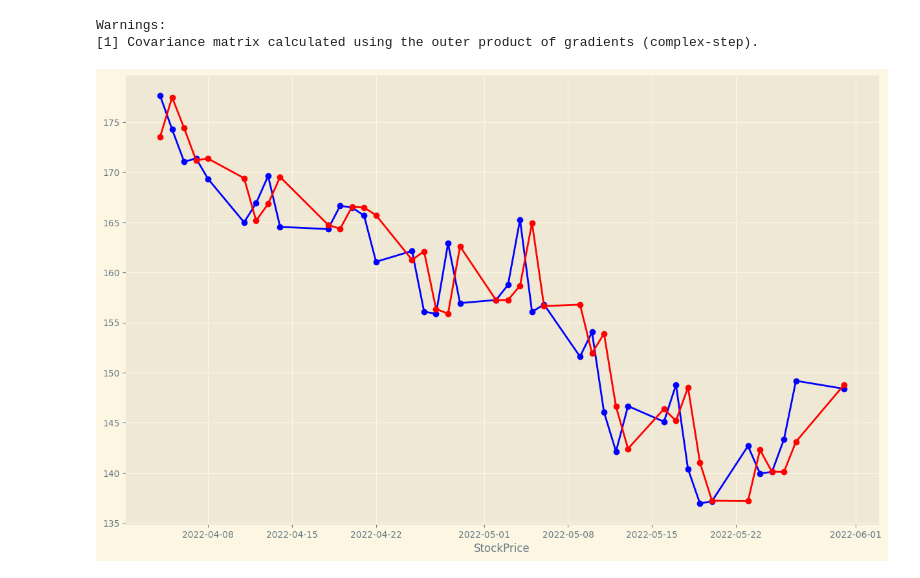
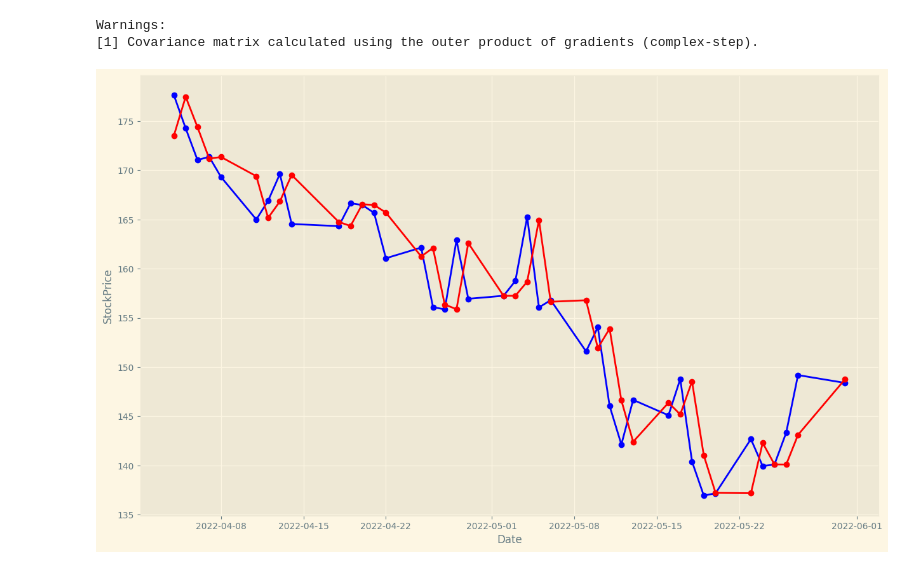
Before and after one commit to X99S5/Stock_Prediction_Model, a Jupyter notebook: Assignment.ipynb, the cells around one changed output. Saved outputs shown, nothing was run; the diff lists cells and outputs as text; code cells hidden in the pictures.

```diff
--- a/Assignment.ipynb
+++ b/Assignment.ipynb
@@ -141,13 +141,13 @@ for i in range(len(testData)):
 # %%
 plt.style.use('Solarize_Light2')
 plt.figure(figsize=(15,9))
 
 
 plt.plot(testData['Close'],'-bo')
 plt.plot(testData['Predictions'],'-ro')
 
 plt.xlabel("Date")
-plt.xlabel("StockPrice")
+plt.ylabel("StockPrice")
 plt.show()
 # %% [output]
-[figure, old version]
+[figure, new version]
```
